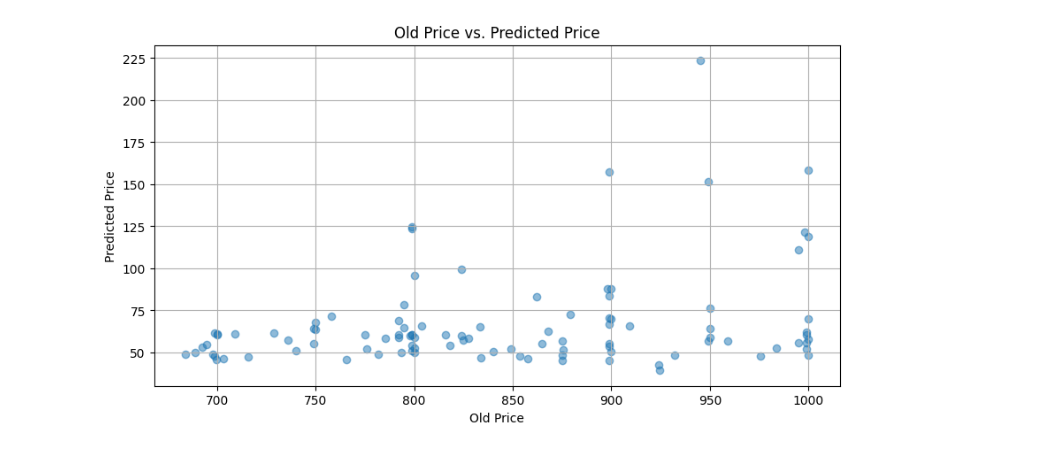
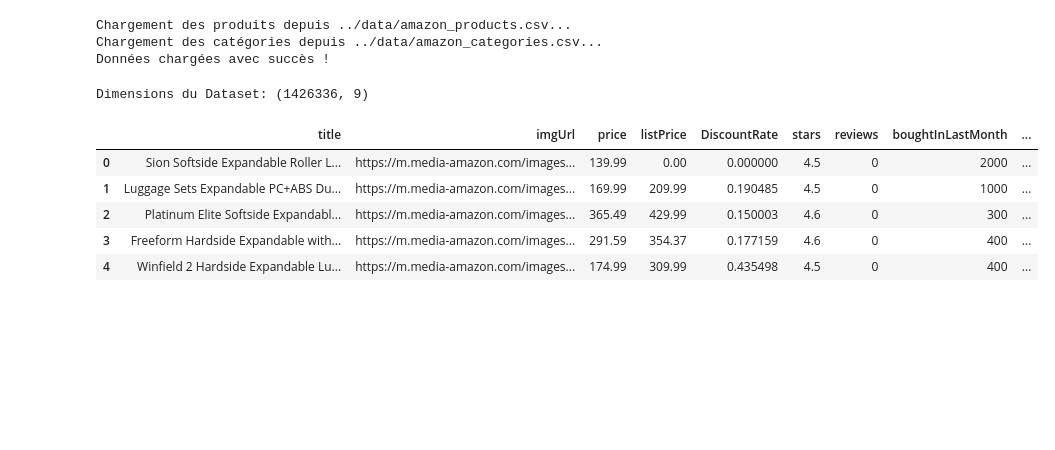
Before and after one commit to azlafi-salah-eddine/EventRecommendationSystem-DeepLearning, a Jupyter notebook: flask-api/models/black_friday_model.ipynb, the cells around one changed output. Drawn from its saved outputs; the diff is of its cells as text; code cells hidden in the pictures; blank space fills up the shorter version.

```diff
--- a/flask-api/models/black_friday_model.ipynb
+++ b/flask-api/models/black_friday_model.ipynb
@@ -115,10 +16,51 @@ plt.show()
-# %%
-plt.figure(figsize=(10, 5))
-plt.scatter(result_df['Old Price'], result_df['Predicted Price'], alpha=0.5)
-plt.title('Old Price vs. Predicted Price')
-plt.xlabel('Old Price')
-plt.ylabel('Predicted Price')
-plt.grid(True)
-plt.show()
-# %% [output]
-[figure, removed]
+# %%
+# Chemin des fichiers de données
+# L'environnement de ce notebook est dans 'flask-api/models' donc 'data' est dans '../data/'
+products_path = '../data/amazon_products.csv'
+categories_path = '../data/amazon_categories.csv'
+
+# Charger les données (On prend un échantillon si le fichier est trop volumineux pour la mémoire)
+try:
+    print(f"Chargement des produits depuis {products_path}...")
+    products = pd.read_csv(products_path)
+    print(f"Chargement des catégories depuis {categories_path}...")
+    categories = pd.read_csv(categories_path)
+    print("Données chargées avec succès !")
+except FileNotFoundError as e:
+    print(f"Erreur de chemin: {e}")
+    # En cas d'exécution depuis la racine du projet
+    products = pd.read_csv('flask-api/data/amazon_products.csv')
+    categories = pd.read_csv('flask-api/data/amazon_categories.csv')
+    print("Données chargées avec succès (depuis la racine) !")
+# %% [output]
+Chargement des produits depuis ../data/amazon_products.csv...
+Chargement des catégories depuis ../data/amazon_categories.csv...
+Données chargées avec succès !
+# %%
+# Jointure des tables
+merged_data = pd.merge(products, categories, left_on='category_id', right_on='id', how='inner')
+
+# Feature Engineering
+# Le "DiscountRate" = pourcentage de réduction actuel
+merged_data['DiscountRate'] = ((merged_data['listPrice'] - merged_data['price']) / merged_data['listPrice']).fillna(0)
+merged_data.loc[merged_data['DiscountRate'] < 0, 'DiscountRate'] = 0 # Pas de prix négatifs
+
+# Les ventes du mois dernier peuvent avoir 'k' ou autre si scrapées, ou être des int. On les convertit proprement
+merged_data['boughtInLastMonth'] = pd.to_numeric(merged_data['boughtInLastMonth'], errors='coerce').fillna(0)
+
+# Filtrer les colonnes pertinentes
+cols = ['title', 'imgUrl', 'price', 'listPrice', 'DiscountRate', 'stars', 'reviews', 'boughtInLastMonth', 'category_name']
+df = merged_data[cols].copy()
+df.dropna(inplace=True)
+
+# Affichage des dimensions
+print(f"Dimensions du Dataset: {df.shape}")
+df.head()
+# %% [output]
+Dimensions du Dataset: (1426336, 9)
+|  | title | imgUrl | price | listPrice | DiscountRate | stars | reviews | boughtInLastMonth | ... |
+| 0 | Sion Softside Expandable Roller L... | https://m.media-amazon.com/images... | 139.99 | 0.00 | 0.000000 | 4.5 | 0 | 2000 | ... |
+| 1 | Luggage Sets Expandable PC+ABS Du... | https://m.media-amazon.com/images... | 169.99 | 209.99 | 0.190485 | 4.5 | 0 | 1000 | ... |
+| 2 | Platinum Elite Softside Expandabl... | https://m.media-amazon.com/images... | 365.49 | 429.99 | 0.150003 | 4.6 | 0 | 300 | ... |
+| 3 | Freeform Hardside Expandable with... | https://m.media-amazon.com/images... | 291.59 | 354.37 | 0.177159 | 4.6 | 0 | 400 | ... |
+| 4 | Winfield 2 Hardside Expandable Lu... | https://m.media-amazon.com/images... | 174.99 | 309.99 | 0.435498 | 4.5 | 0 | 400 | ... |
```
Also changed, not shown: parts of 16 cells of this notebook, 8 other files.
